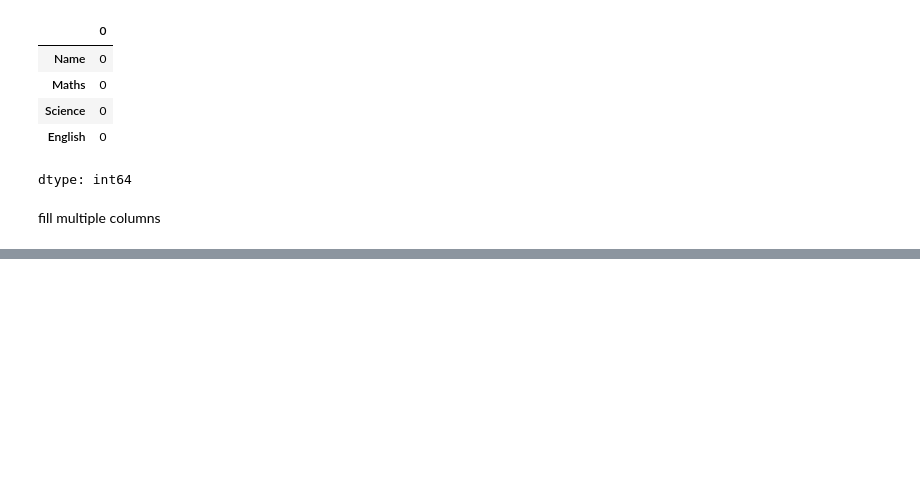
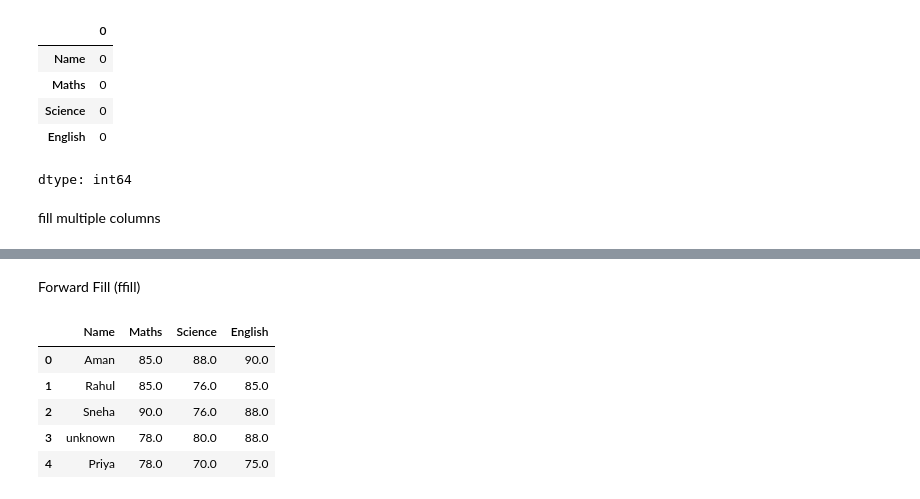
Before and after one commit to Vikram957/Pandas, a Jupyter notebook: d_pandas.ipynb, the cells around one changed output, grey strips where cells are left out. Drawn from its saved outputs; the diff is of its cells as text; code cells hidden in the pictures; blank space fills up the shorter version.

```diff
--- a/d_pandas.ipynb
+++ b/d_pandas.ipynb
@@ -1446,0 +1363,11 @@ df.fillna()
+# %% [markdown]
+Forward Fill (ffill)
+# %%
+df.ffill()
+# %% [output]
+|  | Name | Maths | Science | English |
+| 0 | Aman | 85.0 | 88.0 | 90.0 |
+| 1 | Rahul | 85.0 | 76.0 | 85.0 |
+| 2 | Sneha | 90.0 | 76.0 | 88.0 |
+| 3 | unknown | 78.0 | 80.0 | 88.0 |
+| 4 | Priya | 78.0 | 70.0 | 75.0 |
```
Also changed, not shown: parts of 71 cells of this notebook.
